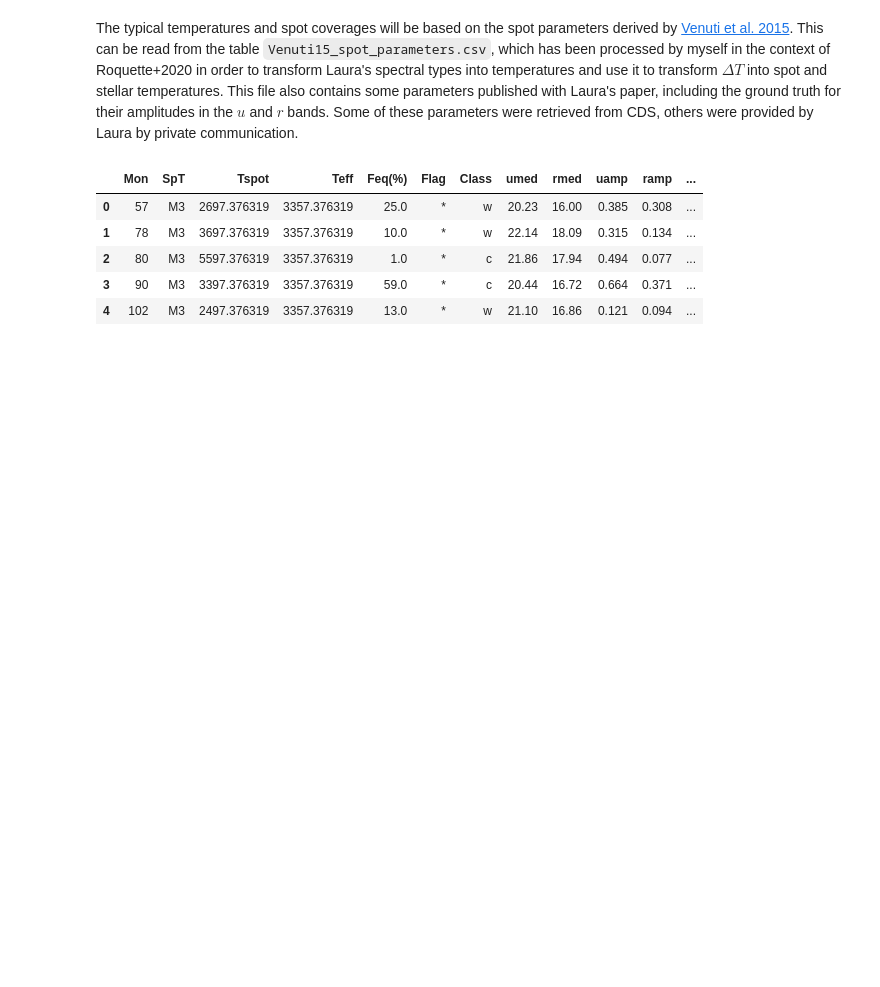
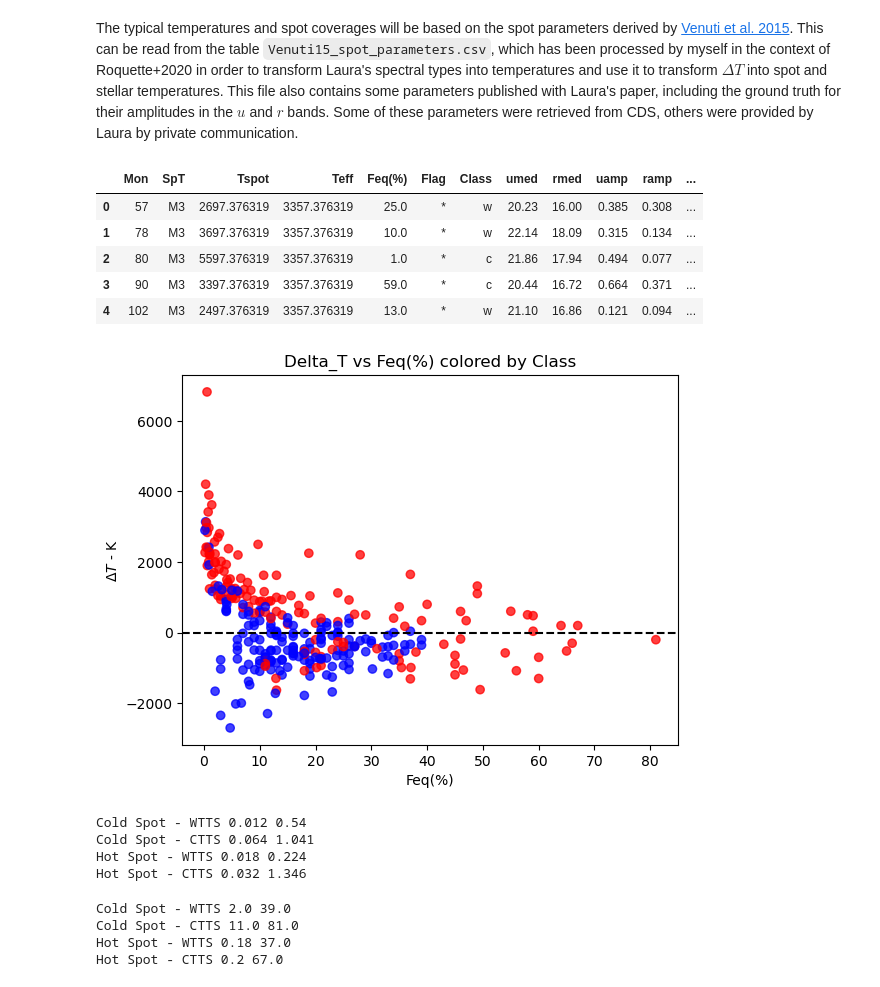
Before and after one commit to juliaroquette/spot_model, a Jupyter notebook: spot_model.ipynb, the cells around one changed output. Drawn from its saved outputs; the diff is of its cells as text; code cells hidden in the pictures; blank space fills up the shorter version.

Commit message:
further spot examples

```diff
--- a/spot_model.ipynb
+++ b/spot_model.ipynb
@@ -195,3 +195,14 @@ laura_spots.head()
 | 2 | 80 | M3 | 5597.376319 | 3357.376319 | 1.0 | * | c | 21.86 | 17.94 | 0.494 | 0.077 | ... |
 | 3 | 90 | M3 | 3397.376319 | 3357.376319 | 59.0 | * | c | 20.44 | 16.72 | 0.664 | 0.371 | ... |
 | 4 | 102 | M3 | 2497.376319 | 3357.376319 | 13.0 | * | w | 21.10 | 16.86 | 0.121 | 0.094 | ... |
+# %%
+laura_spots['Delta_T'] = laura_spots['Tspot'] - laura_spots['Teff']
+# %%
+plt.scatter(laura_spots['Feq(%)'], laura_spots['Delta_T'], c=laura_spots['Class'].map({'c': 'red', 'w': 'blue'}), alpha=0.75)
+plt.xlabel('Feq(%)')
+plt.ylabel(r'$\Delta T$ - K')
+plt.title('Delta_T vs Feq(%) colored by Class')
+plt.axhline(0, color='black', linestyle='--')
+plt.show()
+# %% [output]
+[figure, added]
@@ -197,0 +214,20 @@ laura_spots.head()
+# %%
+print('Cold Spot - WTTS', min(df_neg_w['ramp']), max(df_neg_w['ramp']))
+print('Cold Spot - CTTS', min(df_neg_c['ramp']), max(df_neg_c['ramp']))
+print('Hot Spot - WTTS', min(df_pos_w['ramp']), max(df_pos_w['ramp']))
+print('Hot Spot - CTTS', min(df_pos_c['ramp']), max(df_pos_c['ramp']))
+# %% [output]
+Cold Spot - WTTS 0.012 0.54
+Cold Spot - CTTS 0.064 1.041
+Hot Spot - WTTS 0.018 0.224
+Hot Spot - CTTS 0.032 1.346
+# %%
+print('Cold Spot - WTTS', min(df_neg_w['Feq(%)']), max(df_neg_w['Feq(%)']))
+print('Cold Spot - CTTS', min(df_neg_c['Feq(%)']), max(df_neg_c['Feq(%)']))
+print('Hot Spot - WTTS', min(df_pos_w['Feq(%)']), max(df_pos_w['Feq(%)']))
+print('Hot Spot - CTTS', min(df_pos_c['Feq(%)']), max(df_pos_c['Feq(%)']))
+# %% [output]
+Cold Spot - WTTS 2.0 39.0
+Cold Spot - CTTS 11.0 81.0
+Hot Spot - WTTS 0.18 37.0
+Hot Spot - CTTS 0.2 67.0
```
Also changed, not shown: parts of 2 cells of this notebook.
